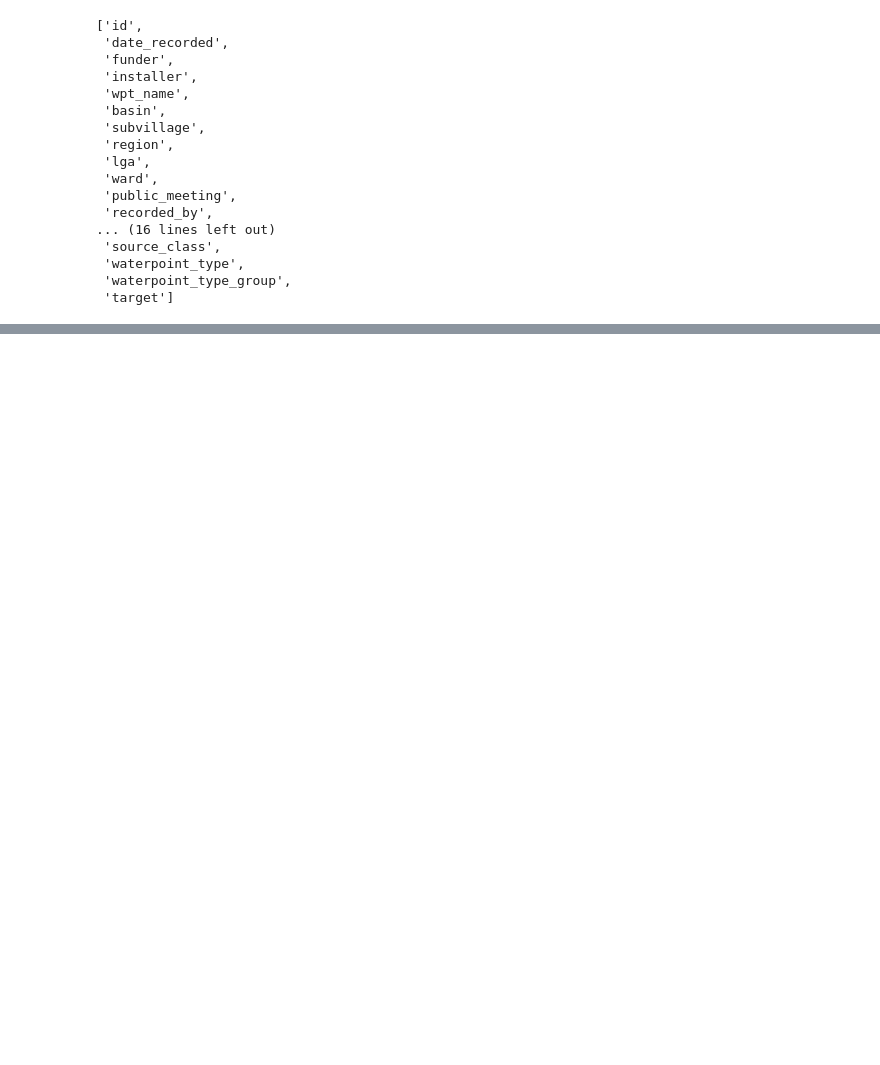
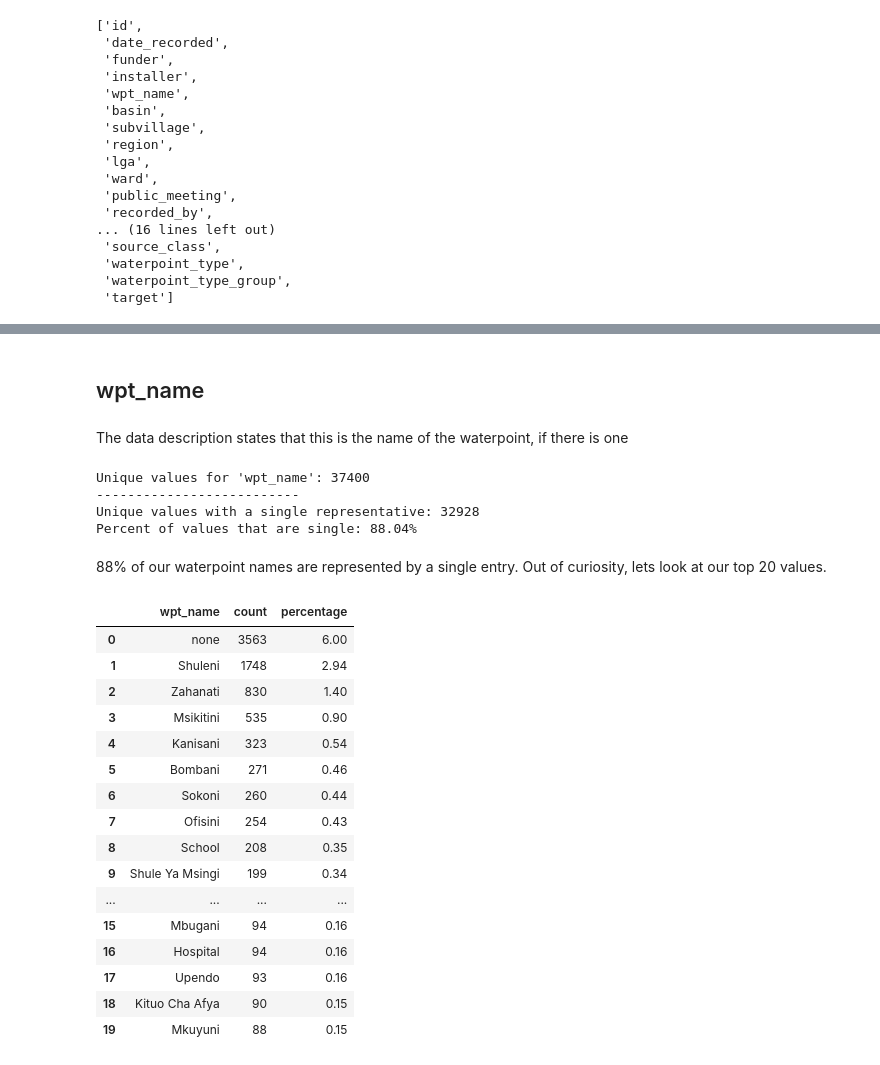
Before and after one commit to brtracy/phase_3_project, a Jupyter notebook: EDA.ipynb, the cells around one changed output, grey strips where cells are left out. Saved outputs shown, nothing was run; the diff lists cells and outputs as text; code cells hidden in the pictures; blank space fills up the shorter version.

```diff
--- a/EDA.ipynb
+++ b/EDA.ipynb
@@ -1074,2 +1104,0 @@ We will drop this feature from consideration.**open to input here**
-# %%
-cat_df.drop('funder', axis=1, inplace=True)
@@ -1182,0 +1213,36 @@ AttributeError: 'DataFrame' object has no attribute 'status_group'
+# %% [markdown]
+## wpt_name
+# %% [markdown]
+The data description states that this is the name of the waterpoint, if there is one
+# %%
+wptname_df = value_count_report('wpt_name')
+# %% [output]
+Unique values for 'wpt_name': 37400
+--------------------------
+Unique values with a single representative: 32928
+Percent of values that are single: 88.04%
+# %% [markdown]
+88% of our waterpoint names are represented by a single entry. Out of curiosity, lets look at our top 20 values.
+# %%
+wptname_top20 = wptname_df[:20]
+wptname_top20.reset_index(inplace=True)
+wptname_top20.columns = ['wpt_name', 'count', 'percentage']
+wptname_top20
+# %% [output]
+|  | wpt_name | count | percentage |
+| 0 | none | 3563 | 6.00 |
+| 1 | Shuleni | 1748 | 2.94 |
+| 2 | Zahanati | 830 | 1.40 |
+| 3 | Msikitini | 535 | 0.90 |
+| 4 | Kanisani | 323 | 0.54 |
+| 5 | Bombani | 271 | 0.46 |
+| 6 | Sokoni | 260 | 0.44 |
+| 7 | Ofisini | 254 | 0.43 |
+| 8 | School | 208 | 0.35 |
+| 9 | Shule Ya Msingi | 199 | 0.34 |
+| ... | ... | ... | ... |
+| 15 | Mbugani | 94 | 0.16 |
+| 16 | Hospital | 94 | 0.16 |
+| 17 | Upendo | 93 | 0.16 |
+| 18 | Kituo Cha Afya | 90 | 0.15 |
+| 19 | Mkuyuni | 88 | 0.15 |
```
Also changed, not shown: parts of 176 cells of this notebook.
